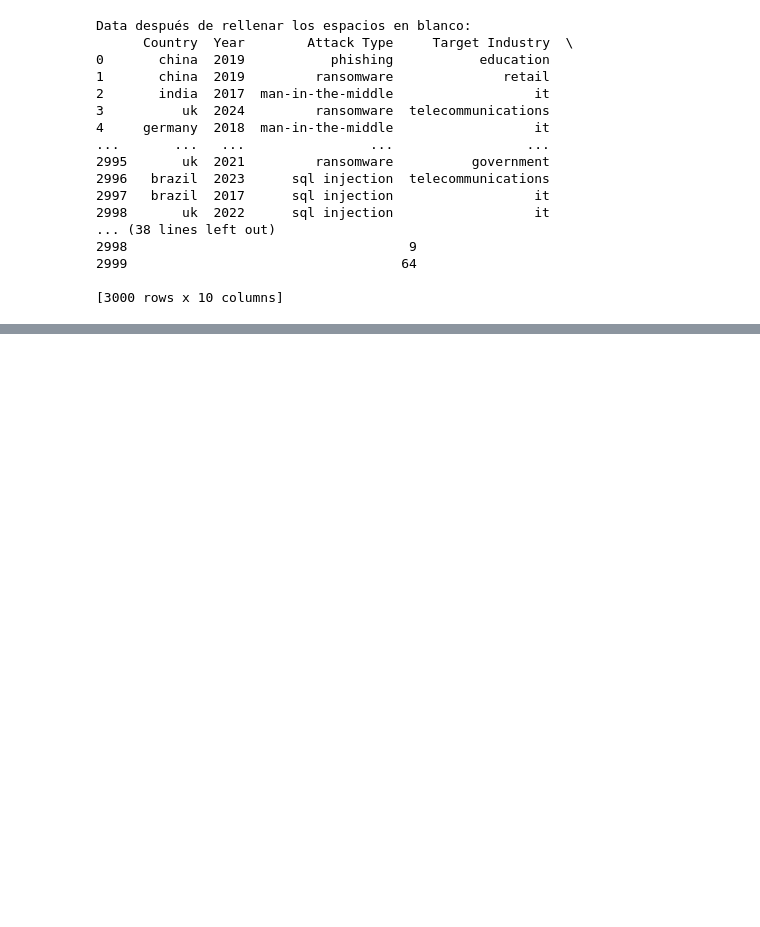
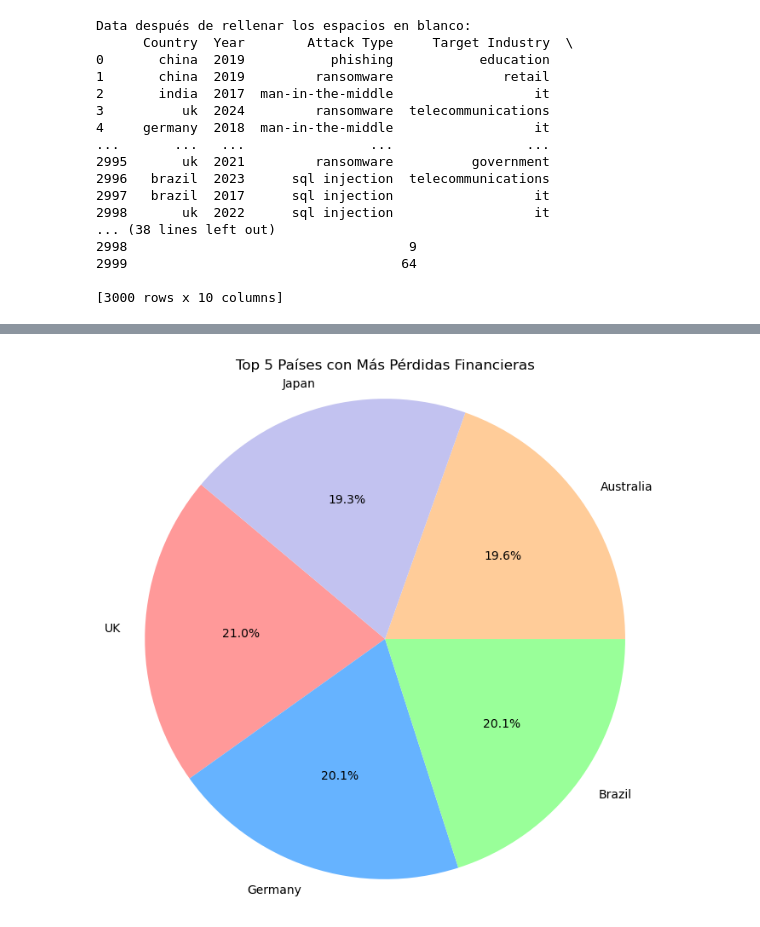
Before and after one commit to DennisseUd25/PRACTICA_TRES_GR_5, a Jupyter notebook: Practica3GR5.ipynb, the cells around one changed output, grey strips where cells are left out. Saved outputs shown, nothing was run; the diff lists cells and outputs as text; code cells hidden in the pictures; blank space fills up the shorter version.

```diff
--- a/Practica3GR5.ipynb
+++ b/Practica3GR5.ipynb
@@ -136,0 +198,19 @@ Data después de rellenar los espacios en blanco:
+# %%
+# Agrupar los datos por 'Country' y sumar las pérdidas financieras
+df_financial_loss = data.groupby('Country')['Financial Loss (in Million $)'].sum().reset_index(name='Pérdida financiera total')
+
+# Ordenar los países por la suma de pérdidas financieras en orden descendente y seleccionar los 5 primeros
+df_top5_loss = df_financial_loss.sort_values(by='Pérdida financiera total', ascending=False).head(5)
+
+# Crear un gráfico de pastel
+plt.figure(figsize=(8, 8))
+plt.pie(df_top5_loss['Pérdida financiera total'], labels=df_top5_loss['Country'], autopct='%1.1f%%', startangle=140, colors=['#ff9999','#66b3ff','#99ff99','#ffcc99','#c2c2f0'])
+
+# Personalización del gráfico
+plt.title('Top 5 Países con Más Pérdidas Financieras')
+
+# Mostrar la gráfica
+plt.axis('equal')  # Para que el gráfico se vea como un círculo
+plt.show()
+# %% [output]
+[figure, added]
```
Also changed, not shown: parts of 7 cells of this notebook.
